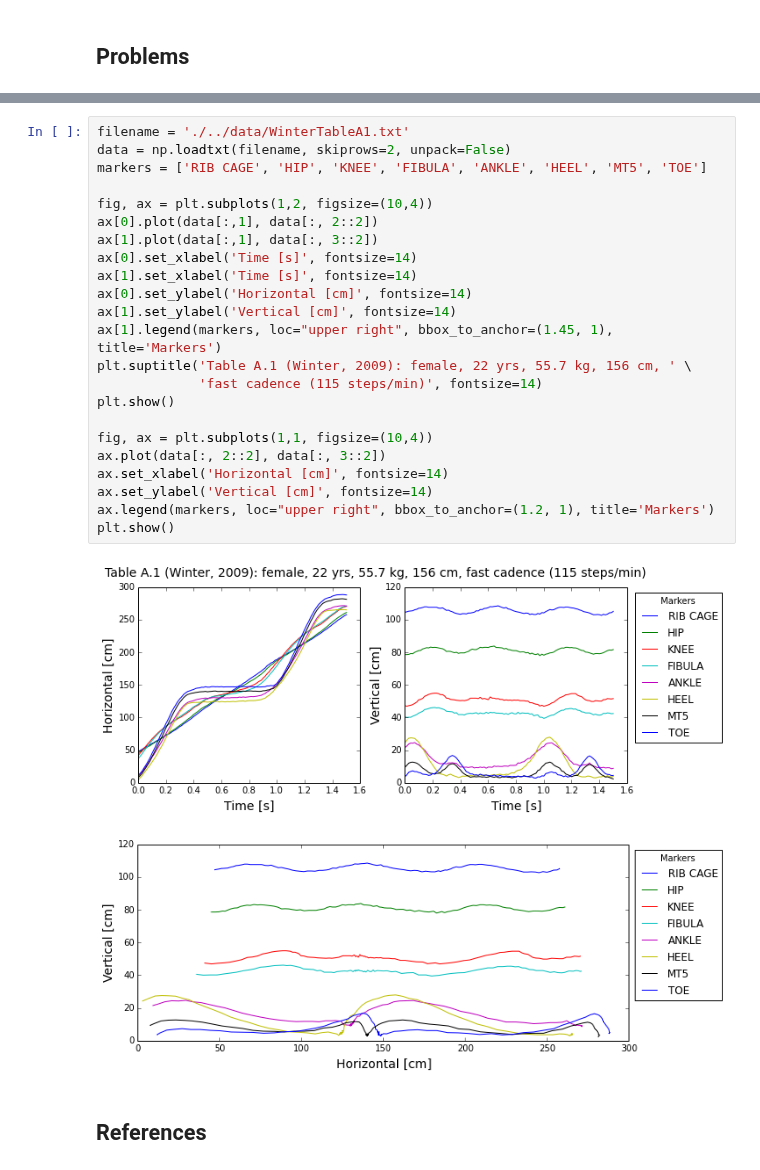
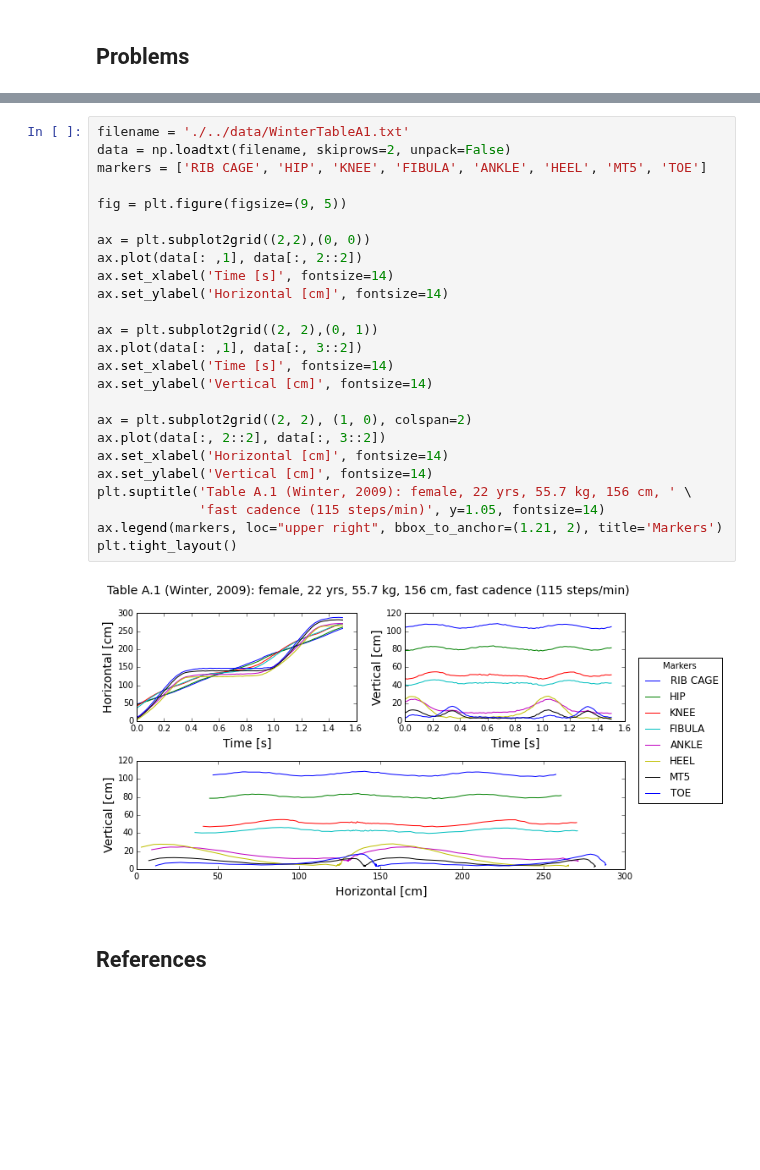
Before and after one commit to BMClab/BMC, a Jupyter notebook: notebooks/AngularKinematics2D.ipynb, the cells around one changed output, grey strips where cells are left out. Drawn from its saved outputs; the diff is of its cells as text; blank space fills up the shorter version.

```diff
--- a/notebooks/AngularKinematics2D.ipynb
+++ b/notebooks/AngularKinematics2D.ipynb
@@ -252,29 +247,30 @@ $$ a = \frac{dv}{dt} = r\frac{d\omega}{dt} = r\alpha $$
 # %%
 filename = './../data/WinterTableA1.txt'
 data = np.loadtxt(filename, skiprows=2, unpack=False)
 markers = ['RIB CAGE', 'HIP', 'KNEE', 'FIBULA', 'ANKLE', 'HEEL', 'MT5', 'TOE']
 
-fig, ax = plt.subplots(1,2, figsize=(10,4))
-ax[0].plot(data[:,1], data[:, 2::2])
-ax[1].plot(data[:,1], data[:, 3::2])
-ax[0].set_xlabel('Time [s]', fontsize=14)
-ax[1].set_xlabel('Time [s]', fontsize=14)
-ax[0].set_ylabel('Horizontal [cm]', fontsize=14)
-ax[1].set_ylabel('Vertical [cm]', fontsize=14)
-ax[1].legend(markers, loc="upper right", bbox_to_anchor=(1.45, 1), title='Markers')
-plt.suptitle('Table A.1 (Winter, 2009): female, 22 yrs, 55.7 kg, 156 cm, ' \
-             'fast cadence (115 steps/min)', fontsize=14)
-plt.show()
+fig = plt.figure(figsize=(9, 5))
 
-fig, ax = plt.subplots(1,1, figsize=(10,4))
+ax = plt.subplot2grid((2,2),(0, 0))
+ax.plot(data[: ,1], data[:, 2::2])
+ax.set_xlabel('Time [s]', fontsize=14)
+ax.set_ylabel('Horizontal [cm]', fontsize=14)
+
+ax = plt.subplot2grid((2, 2),(0, 1))
+ax.plot(data[: ,1], data[:, 3::2])
+ax.set_xlabel('Time [s]', fontsize=14)
+ax.set_ylabel('Vertical [cm]', fontsize=14)
+
+ax = plt.subplot2grid((2, 2), (1, 0), colspan=2)
 ax.plot(data[:, 2::2], data[:, 3::2])
 ax.set_xlabel('Horizontal [cm]', fontsize=14)
 ax.set_ylabel('Vertical [cm]', fontsize=14)
-ax.legend(markers, loc="upper right", bbox_to_anchor=(1.2, 1), title='Markers')
-plt.show()
+plt.suptitle('Table A.1 (Winter, 2009): female, 22 yrs, 55.7 kg, 156 cm, ' \
+             'fast cadence (115 steps/min)', y=1.05, fontsize=14)
+ax.legend(markers, loc="upper right", bbox_to_anchor=(1.21, 2), title='Markers')
+plt.tight_layout()
 # %% [output]
-[figure, old version]
+[figure, new version]
-[figure, removed]
 # %% [markdown]
 ## References
 # %% [markdown]
```
Also changed, not shown: parts of 17 cells of this notebook, 11 other files.
